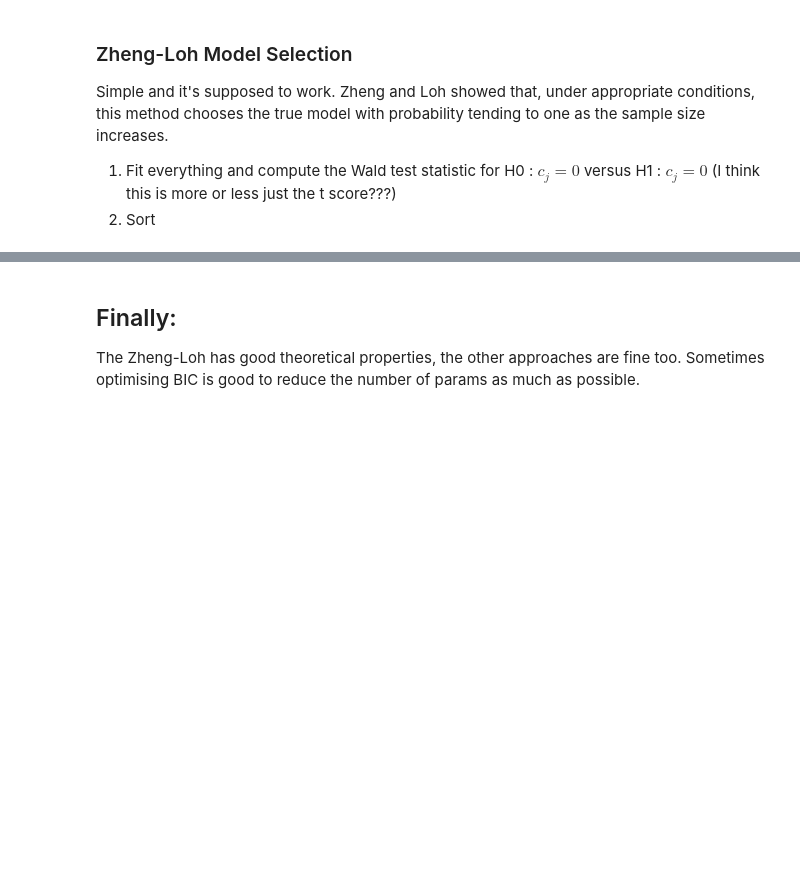
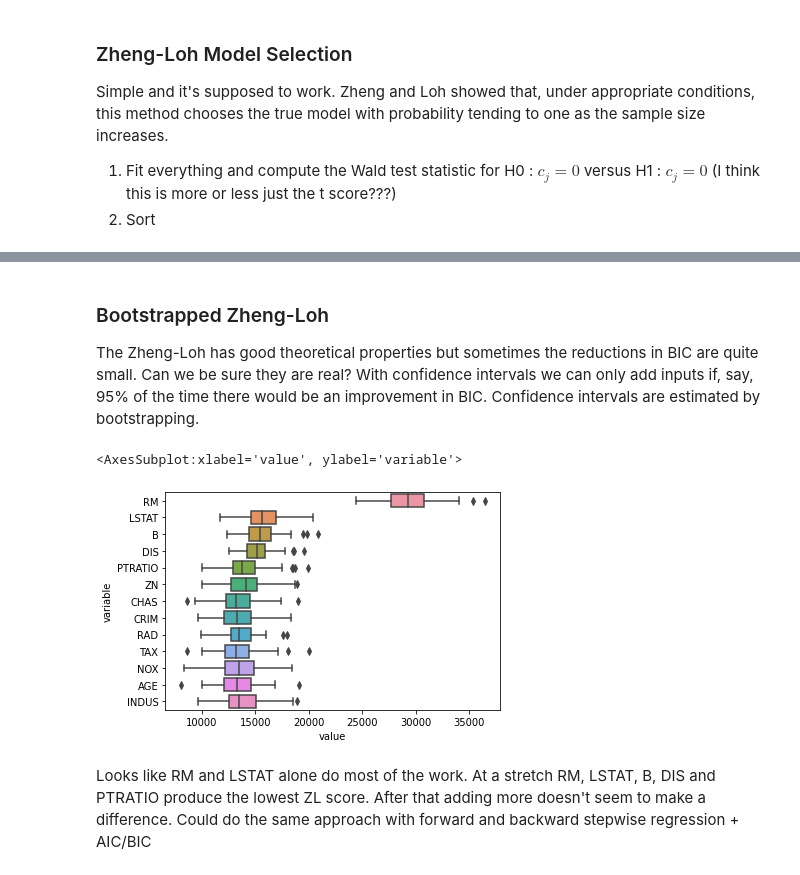
Before and after one commit to rudyarthur/ML-Notes, a Jupyter notebook: Regression.ipynb, the cells around one changed output, grey strips where cells are left out. Drawn from its saved outputs; the diff is of its cells as text; code cells hidden in the pictures; blank space fills up the shorter version.

```diff
--- a/Regression.ipynb
+++ b/Regression.ipynb
@@ -386,4 +413,40 @@ strong multicollinearity or other numerical problems.
 # %% [markdown]
-## Finally:
-
-The Zheng-Loh has good theoretical properties, the other approaches are fine too. Sometimes optimising BIC is good to reduce the number of params as much as possible.
+### Bootstrapped Zheng-Loh
+The Zheng-Loh has good theoretical properties but sometimes the reductions in BIC are quite small. Can we be sure they are real? With confidence intervals we can only add inputs if, say, 95% of the time there would be an improvement in BIC. Confidence intervals are estimated by bootstrapping.
+# %%
+X = pd.DataFrame(data.data, columns=data.feature_names);
+y = pd.DataFrame(data.target, columns=["MedHouseVal"]);
+N = len(y)
+
+variables = list(X.columns)
+model = sm.OLS(y, X[ variables ]).fit()
+sigma_2 = model.mse_resid
+
+def zheng_loh_score(_y, _X, v):
+    m = sm.OLS(_y, _X[ v ]).fit()
+    return m.ssr + len(v)*m.mse_resid*np.log(m.nobs)
+
+def bootstrap_zheng_loh_score(v, Nboots=100):
+    bootstrap = []
+    for i in range(Nboots):
+        idx = np.sort(np.random.randint(N, size=N) )
+        bootstrap.append( zheng_loh_score(y.iloc[idx], X.iloc[idx], v) )
+    return np.array(bootstrap)
+
+#def mean_and_confidence_interval(bootstrap):
+#    sb = np.sort(bootstrap);
+#    return np.mean(bootstrap), sb[int(0.025 * len(sb))], sb[int(0.975 * len(sb))]
+
+all_scores = {}
+zl_variables = []
+for col, t in model.tvalues.abs().sort_values(ascending=False).items():
+    all_scores[col] = bootstrap_zheng_loh_score( zl_variables + [col] )
+    zl_variables += [col]
+
+zl_scores = pd.DataFrame.from_dict(all_scores)
+sns.boxplot(x="value", y="variable", data=pd.melt(zl_scores))
+# %% [output]
+<AxesSubplot:xlabel='value', ylabel='variable'>
+[figure, added]
+# %% [markdown]
+Looks like RM and LSTAT alone do most of the work. At a stretch RM, LSTAT, B, DIS and PTRATIO produce the lowest ZL score. After that adding more doesn't seem to make a difference. Could do the same approach with forward and backward stepwise regression + AIC/BIC
```
Also changed, not shown: parts of 13 cells of this notebook.
